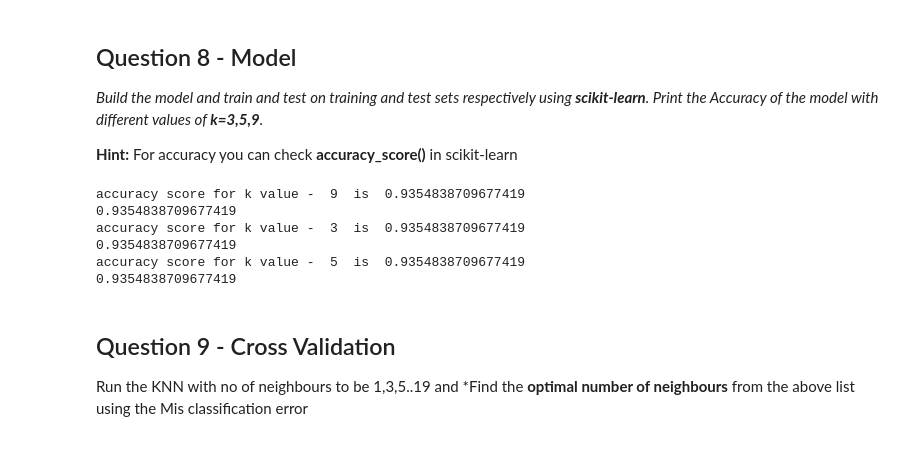
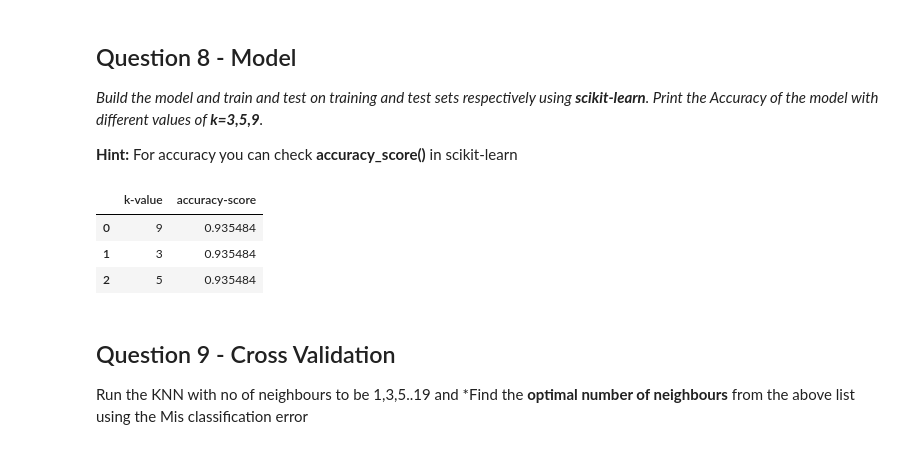
Before and after one commit to GreatLearningAIML1/chennai-aug-batch-senthilvelavan, a Jupyter notebook: Residency4-Internal/R4_Internal_Lab.ipynb, the cells around one changed output. Cells and saved outputs as stored; diff of their text form; code cells hidden in the pictures.

```diff
--- a/Residency4-Internal/R4_Internal_Lab.ipynb
+++ b/Residency4-Internal/R4_Internal_Lab.ipynb
@@ -322,24 +329,34 @@ X_train,X_test,Y_train,Y_test = train_test_split(X,Y,test_size=0.2,random_state=
 
 **Hint:** For accuracy you can check **accuracy_score()** in scikit-learn
 # %%
+## Though scaling has to be performed for KNN as it is distance based, all the independant variables are scaled as cms
+## hence, explicit scaling is not required
+## and the model can be used directly
+
 from sklearn.neighbors import KNeighborsClassifier
 from sklearn.metrics import accuracy_score
 
 k = {3,5,9}
+k_value = []
+accuracy_score_series = []
+
 for value in k:
-    KNN = KNeighborsClassifier(n_neighbors= value)
+    KNN = KNeighborsClassifier(n_neighbors= value,metric='euclidean',algorithm='ball_tree')
     KNN.fit(X_train,Y_train)
-
-    print('accuracy score for k value - ',value,' is ',KNN.score(X_test,Y_test))
+    accuracy_score_series.append(KNN.score(X_test,Y_test))
+    k_value.append(value)
+    ##print('accuracy score for k value - ',value,' is ',KNN.score(X_test,Y_test))
     Y_pred = KNN.predict(X_test)
-    print(accuracy_score(Y_pred,Y_test))
+    Y_pred_pro = KNN.predict_proba(X_test)
+    ##print(accuracy_score(Y_pred,Y_test))
+data = {'k-value':k_value,'accuracy-score':accuracy_score_series}
+acc_score_df = pd.DataFrame(data=data)
+acc_score_df
 # %% [output]
-accuracy score for k value -  9  is  0.9354838709677419
-0.9354838709677419
-accuracy score for k value -  3  is  0.9354838709677419
-0.9354838709677419
-accuracy score for k value -  5  is  0.9354838709677419
-0.9354838709677419
+|  | k-value | accuracy-score |
+| 0 | 9 | 0.935484 |
+| 1 | 3 | 0.935484 |
+| 2 | 5 | 0.935484 |
 # %% [markdown]
 ## Question 9 - Cross Validation
 
```
Also changed, not shown: parts of 11 cells of this notebook, 3 other files.
